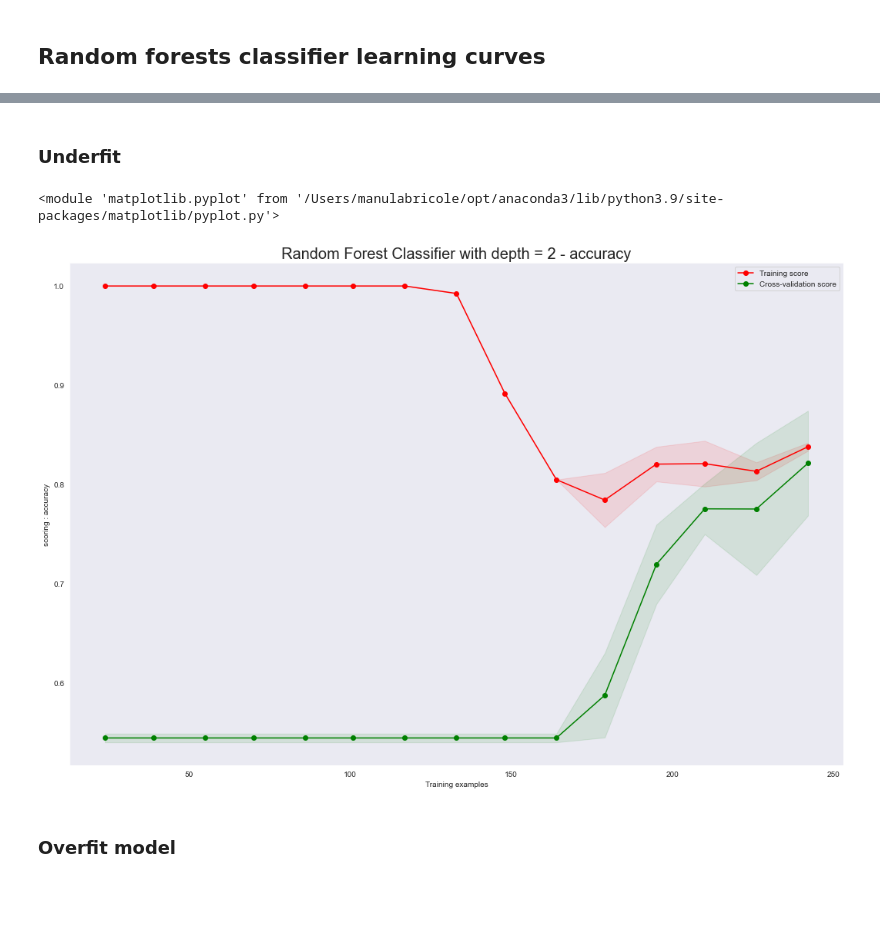
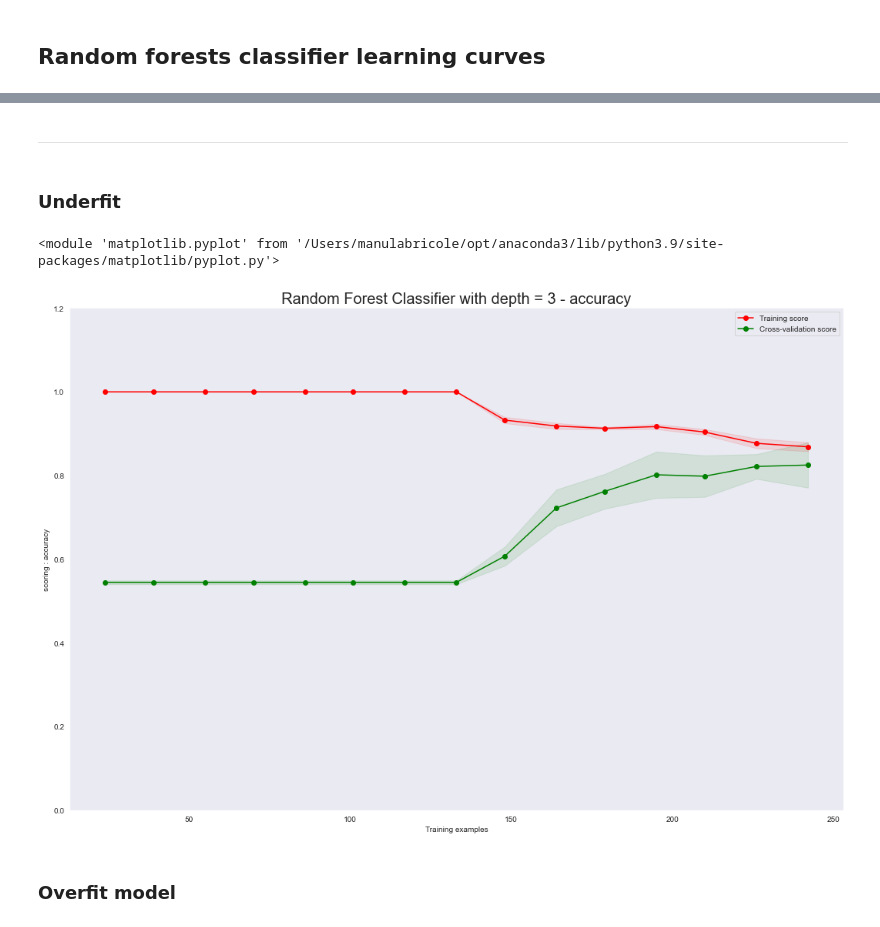
Before and after one commit to ManuLabricole/CDN-MachineLearning, a Jupyter notebook: ML3/ML3.1/ML3.1 - Algorithms Kit Eleve.ipynb, the cells around one changed output, grey strips where cells are left out. Saved outputs shown, nothing was run; the diff lists cells and outputs as text; code cells hidden in the pictures; blank space fills up the shorter version.

```diff
--- a/ML3/ML3.1/ML3.1 - Algorithms Kit Eleve.ipynb
+++ b/ML3/ML3.1/ML3.1 - Algorithms Kit Eleve.ipynb
@@ -420,9 +420,8 @@ def plot_learning_curve(estimator, title, X, y, ylim=None, cv=None, n_jobs=None,
 
     plt.figure(figsize=(18,12))
     plt.title(title + f"{score}", fontsize=20)
-    if ylim is not None:
-        plt.ylim(*ylim)
 
+    plt.ylim(0, 1.2)
     plt.xlabel("Training examples")
     plt.ylabel(f"scoring : {score}")
 
@@ -526,4 +540,6 @@ full_tree_clf_100 = Pipeline([
     ("preprocessing", full_pipeline),
     ("model", DecisionTreeClassifier(max_depth=100))
 ])
+# %%
+X_transform = full_pipeline.fit_transform(X)
 # %%
@@ -591,25 +605,24 @@ plot_learning_curve(
+# %% [markdown]
+------
 # %% [markdown]
 ### Underfit
 # %%
-forest_clf = Pipeline([
-    ("preprocessing", full_pipeline),
-    ("model", RandomForestClassifier(max_depth=1, n_estimators=31))
-])
+forest_clf = RandomForestClassifier(max_depth=3, n_estimators=31)
 
 
 plot_learning_curve(
     forest_clf,
-    "Random Forest Classifier with depth = 2 - ",
-    X,
+    "Random Forest Classifier with depth = 3 - ",
+    X_transform,
     y,
     ylim=None,
     cv=5,
     n_jobs=-1,
     train_sizes=np.linspace(.1, 1.0, 15),
 )
 # %% [output]
 <module 'matplotlib.pyplot' from '/Users/manulabricole/opt/anaconda3/lib/python3.9/site-packages/matplotlib/pyplot.py'>
-[figure, old version]
+[figure, new version]
 # %% [markdown]
 ### Overfit model
 # %%
```
Also changed, not shown: parts of 31 cells of this notebook, 1 other file.
